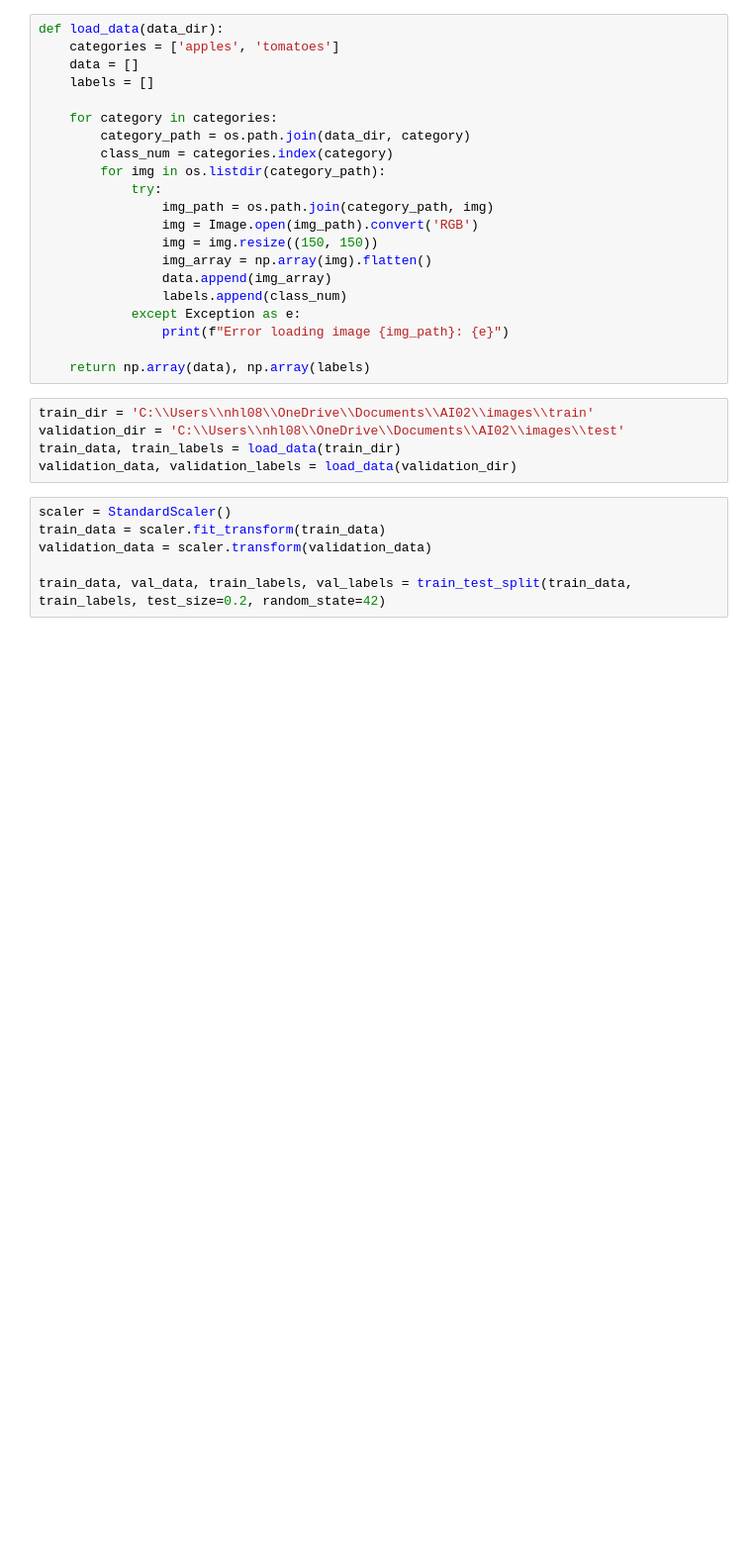
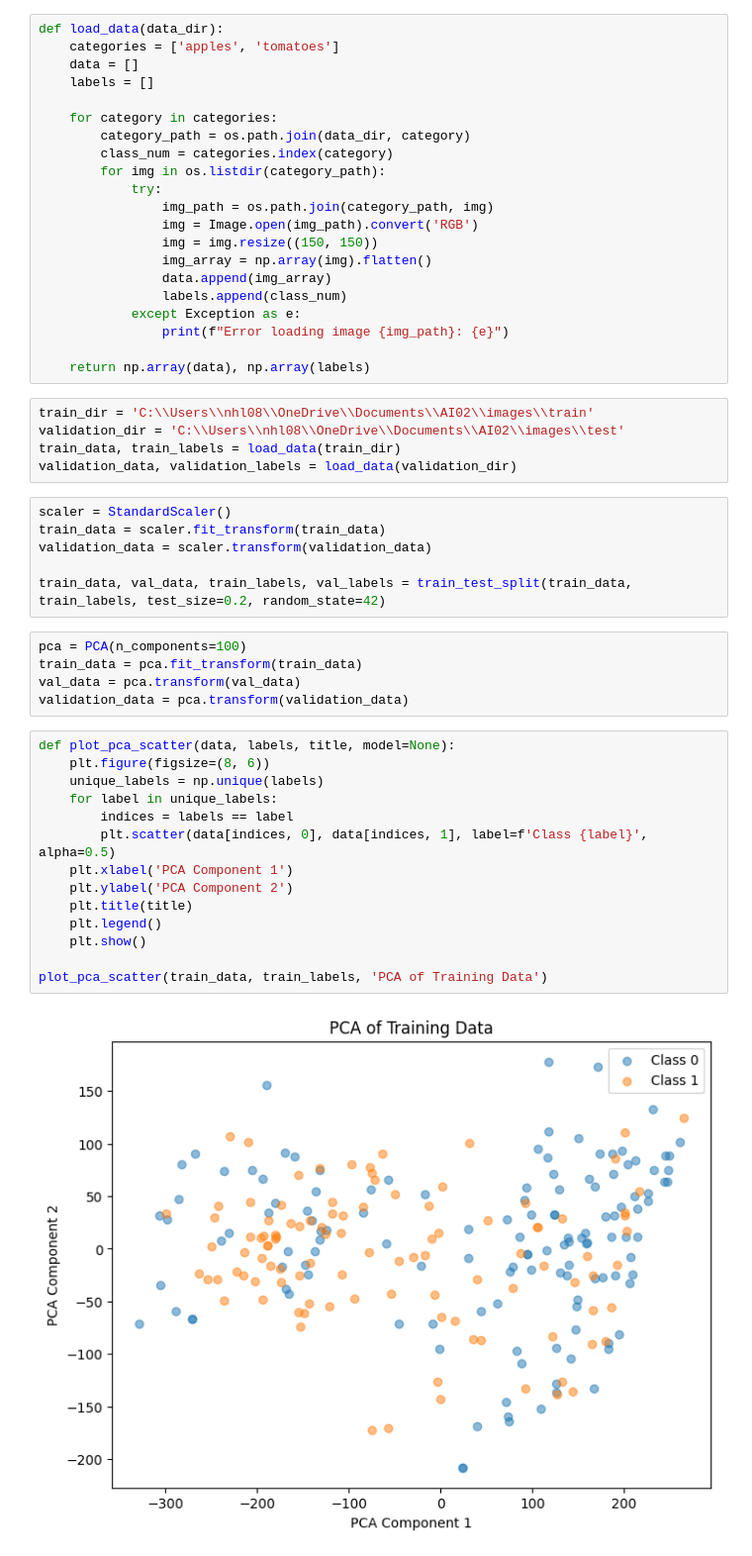
Before and after one commit to LinnZ89/ImageClassificationAI02, a Jupyter notebook: ClassifyImageModel.ipynb, the cells around one changed output. Shown: that part at 99% size. Saved outputs shown, nothing was run; the diff lists cells and outputs as text; blank space fills up the shorter version.

```diff
--- a/ClassifyImageModel.ipynb
+++ b/ClassifyImageModel.ipynb
@@ -38,4 +43,25 @@ train_data = scaler.fit_transform(train_data)
 validation_data = scaler.transform(validation_data)
 
 train_data, val_data, train_labels, val_labels = train_test_split(train_data, train_labels, test_size=0.2, random_state=42)
+# %%
+pca = PCA(n_components=100)
+train_data = pca.fit_transform(train_data)
+val_data = pca.transform(val_data)
+validation_data = pca.transform(validation_data)
+# %%
+def plot_pca_scatter(data, labels, title, model=None):
+    plt.figure(figsize=(8, 6))
+    unique_labels = np.unique(labels)
+    for label in unique_labels:
+        indices = labels == label
+        plt.scatter(data[indices, 0], data[indices, 1], label=f'Class {label}', alpha=0.5)
+    plt.xlabel('PCA Component 1')
+    plt.ylabel('PCA Component 2')
+    plt.title(title)
+    plt.legend()
+    plt.show()
+
+plot_pca_scatter(train_data, train_labels, 'PCA of Training Data')
+# %% [output]
+[figure, added]
 # %%
```
Also changed, not shown: parts of 6 cells of this notebook.
